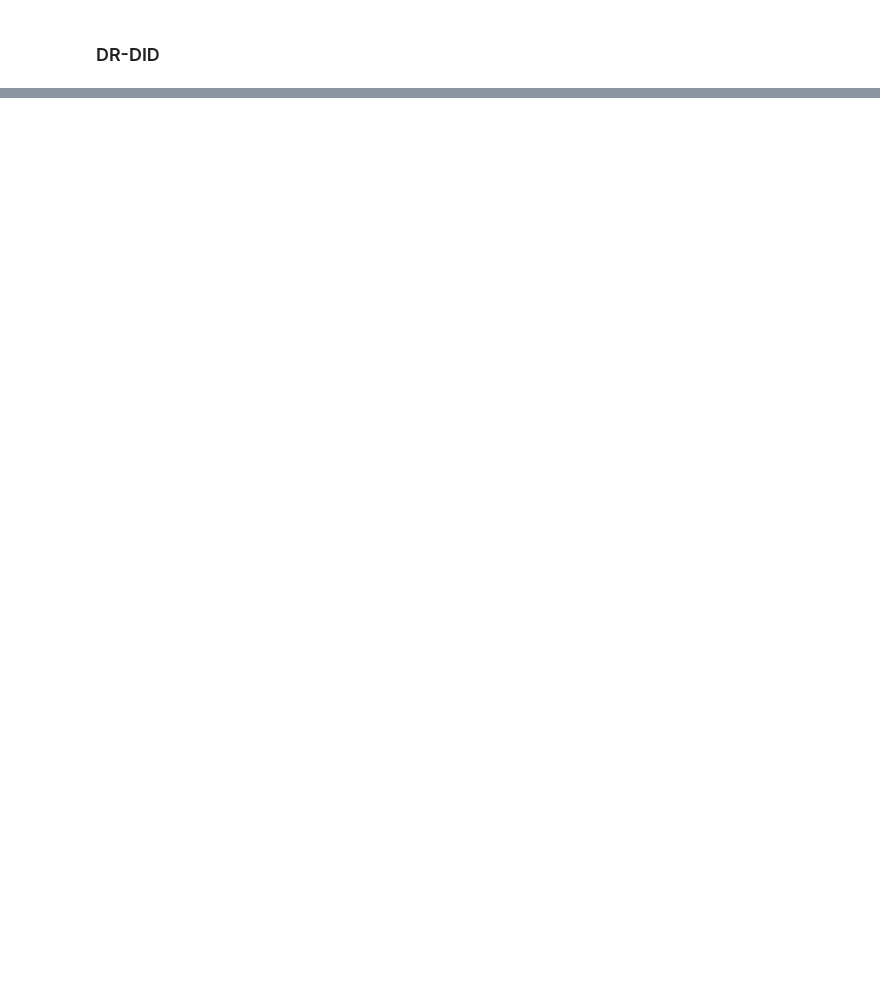
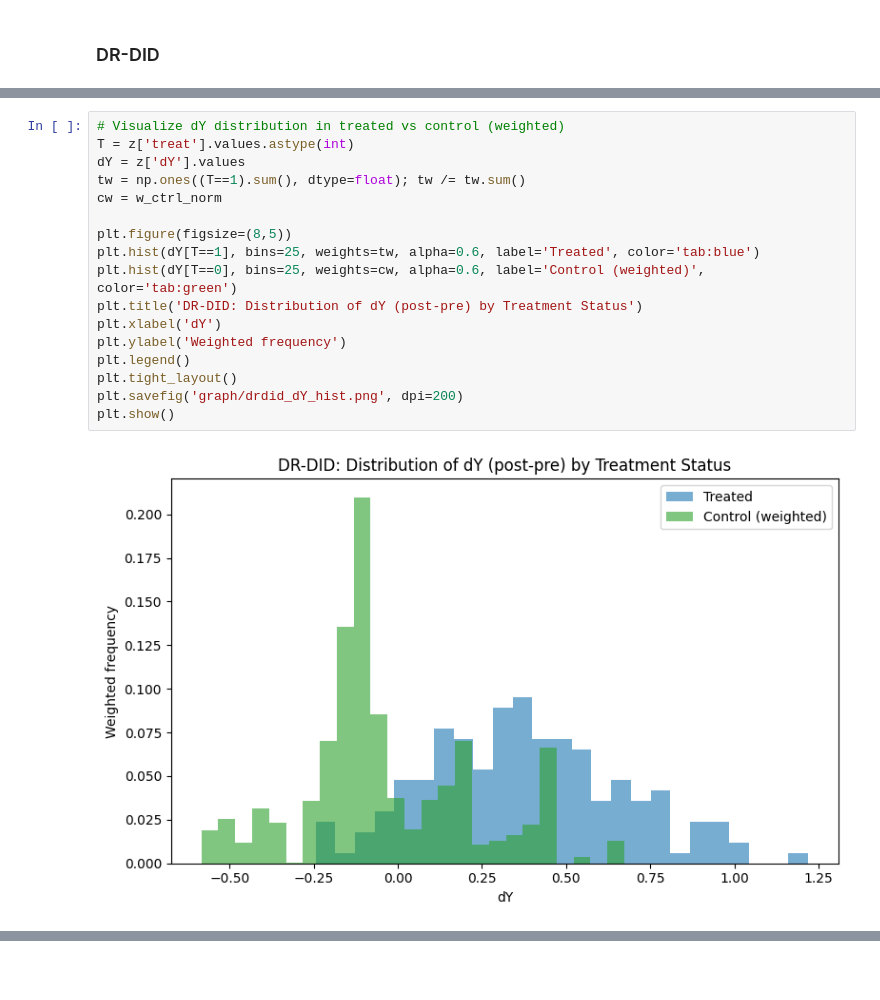
Before and after one commit to wcrisdog/small_business, a Jupyter notebook: 2_empirical_estimate_impute.ipynb, the cells around one changed output, grey strips where cells are left out. Cells and saved outputs as stored; diff of their text form; blank space fills up the shorter version.

```diff
--- a/2_empirical_estimate_impute.ipynb
+++ b/2_empirical_estimate_impute.ipynb
@@ -583,0 +667,19 @@ print(f'[AIPW-DRDID] 95% CI [{ci_lo:.4f}, {ci_hi:.4f}] (B={B} bootstrap)')
+# %%
+# Visualize dY distribution in treated vs control (weighted)
+T = z['treat'].values.astype(int)
+dY = z['dY'].values
+tw = np.ones((T==1).sum(), dtype=float); tw /= tw.sum()
+cw = w_ctrl_norm
+
+plt.figure(figsize=(8,5))
+plt.hist(dY[T==1], bins=25, weights=tw, alpha=0.6, label='Treated', color='tab:blue')
+plt.hist(dY[T==0], bins=25, weights=cw, alpha=0.6, label='Control (weighted)', color='tab:green')
+plt.title('DR-DID: Distribution of dY (post-pre) by Treatment Status')
+plt.xlabel('dY')
+plt.ylabel('Weighted frequency')
+plt.legend()
+plt.tight_layout()
+plt.savefig('graph/drdid_dY_hist.png', dpi=200)
+plt.show()
+# %% [output]
+[figure, added]
```
Also changed, not shown: parts of 7 cells of this notebook, 7 other files.
